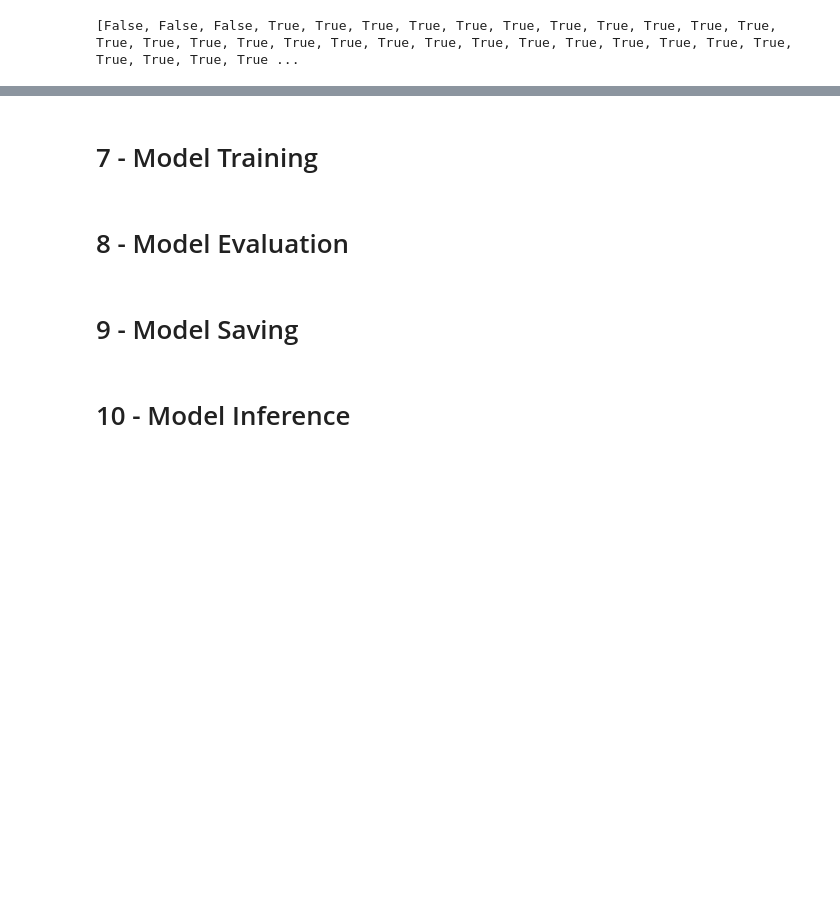
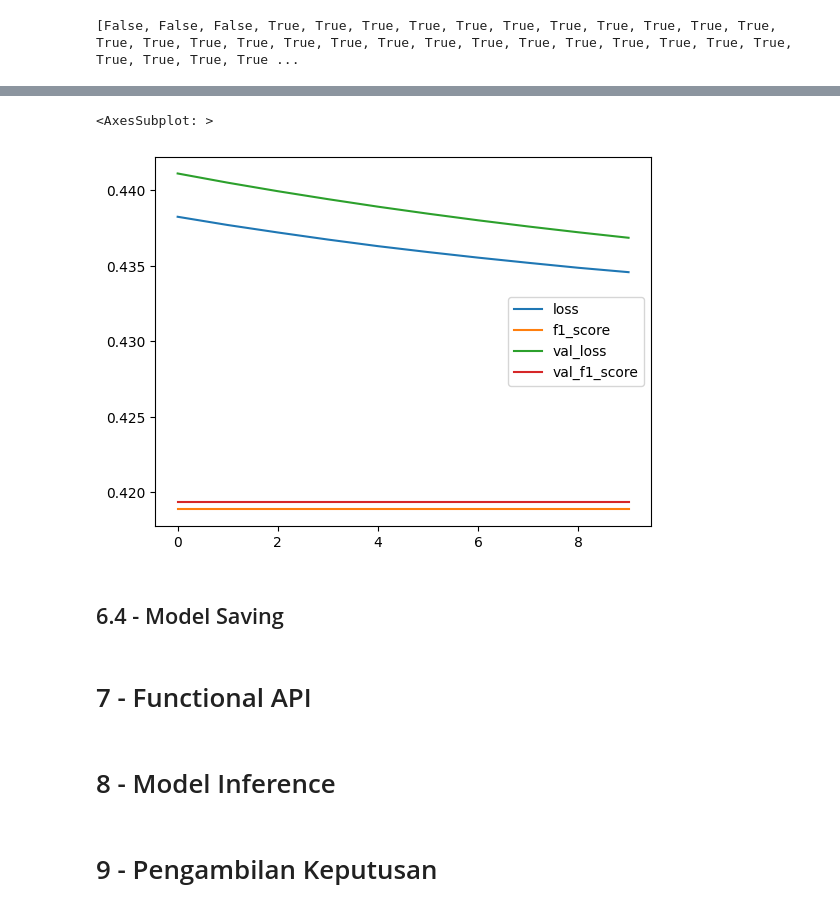
Before and after one commit to jasonrichdarmawan/p2-ml1, a Jupyter notebook: h8dsft_P2M1_jason_rich_darmawan_onggo_putra.ipynb, the cells around one changed output, grey strips where cells are left out. Cells and saved outputs as stored; diff of their text form; code cells hidden in the pictures; blank space fills up the shorter version.

Commit message:
add sequential default evaluation

```diff
--- a/h8dsft_P2M1_jason_rich_darmawan_onggo_putra.ipynb
+++ b/h8dsft_P2M1_jason_rich_darmawan_onggo_putra.ipynb
@@ -612,10 +622,12 @@ isolate()
 # %%
+# Define preprocessor
 preprocessor = Pipeline(
     steps=[
         ('composer', composer),
         ('sel', SelectKBest(
             score_func=sel.sel_score,
-            k=19,
+            k=17,
         ))
     ]
 )
+preprocessor.fit(X=X_train, y=y_train)
@@ -623,0 +740,20 @@ preprocessor = Pipeline(
+# %%
+# Train the sequential default
+
+callback = tf.keras.callbacks.EarlyStopping(
+    monitor="val_loss",
+    # recommended value is 3 (before lowest slope, lowest slope, after lowest slope)
+    patience=3,
+    # comment out because we want to visualize the graph later
+    # min_delta=0.01,
+    restore_best_weights=True
+)
+
+# Train sequential default
+hist_seq = seq.fit(
+    train_pipe,
+    validation_data=val_pipe,
+    epochs=10,
+    callbacks=[callback]
+    # batch_size is set to None and will be ignored if we use pipe with .batch()
+)
@@ -624,8 +799,16 @@ preprocessor = Pipeline(
+# %%
+# Visualize the metrics
+hist_seq_df = pd.DataFrame(hist_seq.history)
+
+hist_seq_df.plot()
+# %% [output]
+<AxesSubplot: >
+[figure, added]
+# %% [markdown]
+## 6.4 - Model Saving
 # %% [markdown]
-# 7 - Model Training
+# 7 - Functional API
 # %% [markdown]
-# 8 - Model Evaluation
+# 8 - Model Inference
 # %% [markdown]
-# 9 - Model Saving
+# 9 - Pengambilan Keputusan
-# %% [markdown]
-# 10 - Model Inference
```
Also changed, not shown: parts of 18 cells of this notebook.
